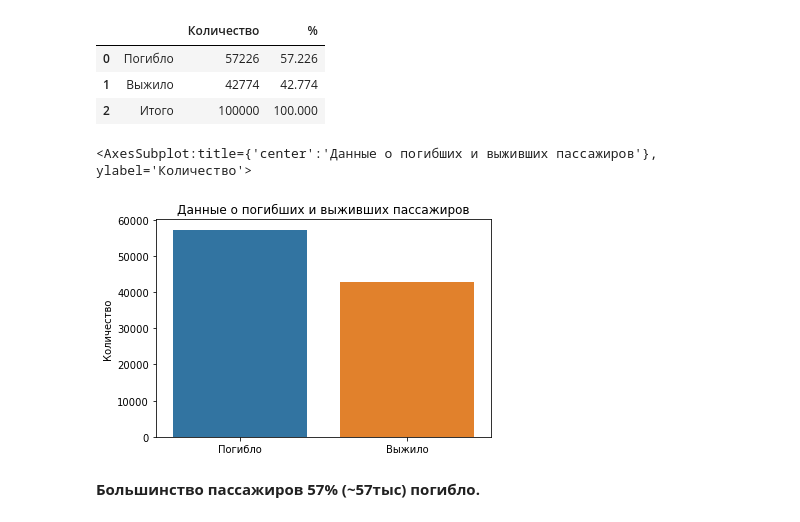
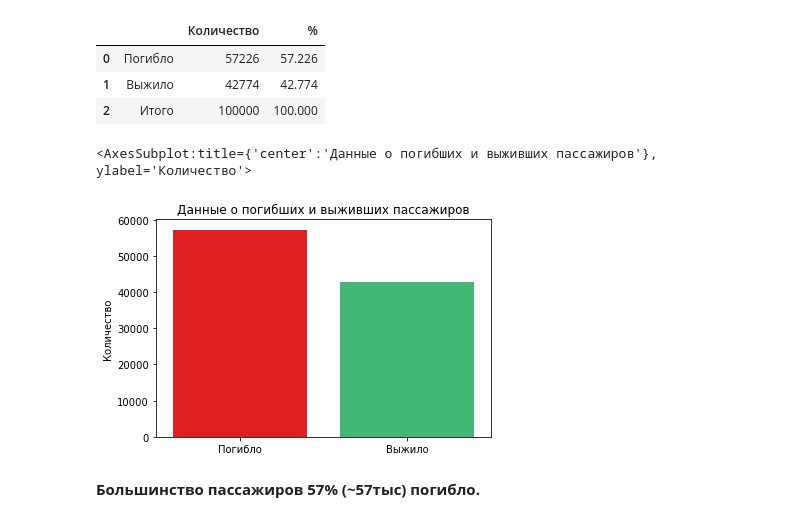
Before and after one commit to githubjeka/ml-intro, a Jupyter notebook: eda.ipynb, the cells around one changed output. Drawn from its saved outputs; the diff is of its cells as text; code cells hidden in the pictures.

```diff
--- a/eda.ipynb
+++ b/eda.ipynb
@@ -236,10 +236,10 @@ stats_survived
 | 2 | Итого | 100000 | 100.000 |
 # %%
 plt.title('Данные о погибших и выживших пассажиров')
-sns.barplot(x=stats_survived.iloc[:2, 0], y=stats_survived.iloc[:2, 1])
+sns.barplot(x=stats_survived.iloc[:2, 0], y=stats_survived.iloc[:2, 1],palette=["r", "#2ecc71"])
 # %% [output]
 <AxesSubplot:title={'center':'Данные о погибших и выживших пассажиров'}, ylabel='Количество'>
-[figure, old version]
+[figure, new version]
 # %% [markdown]
 **Большинство пассажиров 57% (~57тыс) погибло.**
 # %%
```
Also changed, not shown: parts of 2 cells of this notebook.
